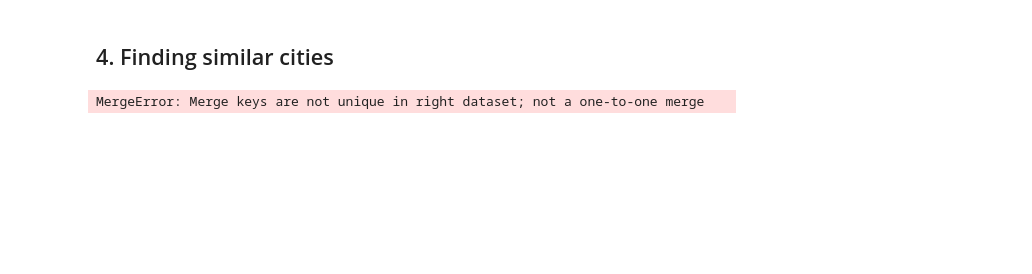
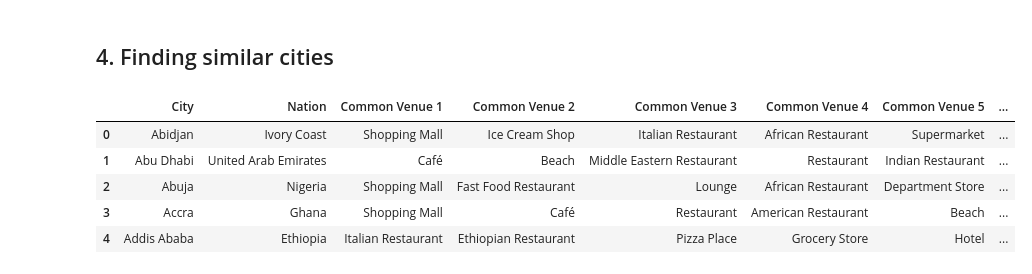
Before and after one commit to rezaabdullah/Coursera_Capstone, a Jupyter notebook: FinalProject/3.cluster_cities.ipynb, the cells around one changed output. Cells and saved outputs as stored; diff of their text form; code cells hidden in the pictures; blank space fills up the shorter version.

```diff
--- a/FinalProject/3.cluster_cities.ipynb
+++ b/FinalProject/3.cluster_cities.ipynb
@@ -74,26 +82,25 @@ df_venues_onehot.head()
 # %% [markdown]
 We can now group by city
 # %%
-df_venues_grouped = df_venues_onehot.groupby('City').mean().reset_index()
+df_venues_grouped = df_venues_onehot.groupby(['City','Nation']).mean().reset_index()
 # %%
 def return_most_common_venues(row, num_top_venues):
-    row_categories = row.iloc[1:]
+    row_categories = row.iloc[2:]
     row_categories_sorted = row_categories.sort_values(ascending=False)
-
     return row_categories_sorted.index.values[0:num_top_venues]
 # %%
 num_top_venues = 10
 
 # create columns according to number of top venues
-columns = ['City']
+columns = ['City','Nation']
 for ind in np.arange(num_top_venues):
     columns.append('Common Venue {}'.format(ind+1))
 
 # create a new dataframe
 df_common_venues = pd.DataFrame(columns=columns)
 df_common_venues['City'] = df_venues_grouped['City']
+df_common_venues['Nation'] = df_venues_grouped['Nation']
 
+# actually perform counting
 for ind in np.arange(df_venues_grouped.shape[0]):
-    df_common_venues.iloc[ind, 1:] = return_most_common_venues(df_venues_grouped.iloc[ind, :], num_top_venues)
-
-df_common_venues.head()
+    df_common_venues.iloc[ind, 2:] = return_most_common_venues(df_venues_grouped.iloc[ind, :], num_top_venues)
@@ -108,17 +117,22 @@ df_common_venues.head()
 ## 4. Finding similar cities
 # %%
 # set number of clusters
-kclusters = 5
+kclusters = 15
 
-df_clustering = df_venues_grouped.drop('City', 1)
+df_clustering = df_venues_grouped.drop(['City', 'Nation'], 1)
 
 # run k-means clustering
 kmeans = KMeans(n_clusters=kclusters, random_state=0).fit(df_clustering)
 # %%
 df_common_venues['Cluster label'] = kmeans.labels_
 
 df_cities2 = pd.merge(df_common_venues, df_cities, how='left',
-        on='City', validate="1:1")
+        on=['City','Nation'], validate="1:1")
 df_cities2.head()
 # %% [output]
-MergeError: Merge keys are not unique in right dataset; not a one-to-one merge
+|  | City | Nation | Common Venue 1 | Common Venue 2 | Common Venue 3 | Common Venue 4 | Common Venue 5 | ... |
+| 0 | Abidjan | Ivory Coast | Shopping Mall | Ice Cream Shop | Italian Restaurant | African Restaurant | Supermarket | ... |
+| 1 | Abu Dhabi | United Arab Emirates | Café | Beach | Middle Eastern Restaurant | Restaurant | Indian Restaurant | ... |
+| 2 | Abuja | Nigeria | Shopping Mall | Fast Food Restaurant | Lounge | African Restaurant | Department Store | ... |
+| 3 | Accra | Ghana | Shopping Mall | Café | Restaurant | American Restaurant | Beach | ... |
+| 4 | Addis Ababa | Ethiopia | Italian Restaurant | Ethiopian Restaurant | Pizza Place | Grocery Store | Hotel | ... |
```
Also changed, not shown: parts of 11 cells of this notebook, 11 other files.
